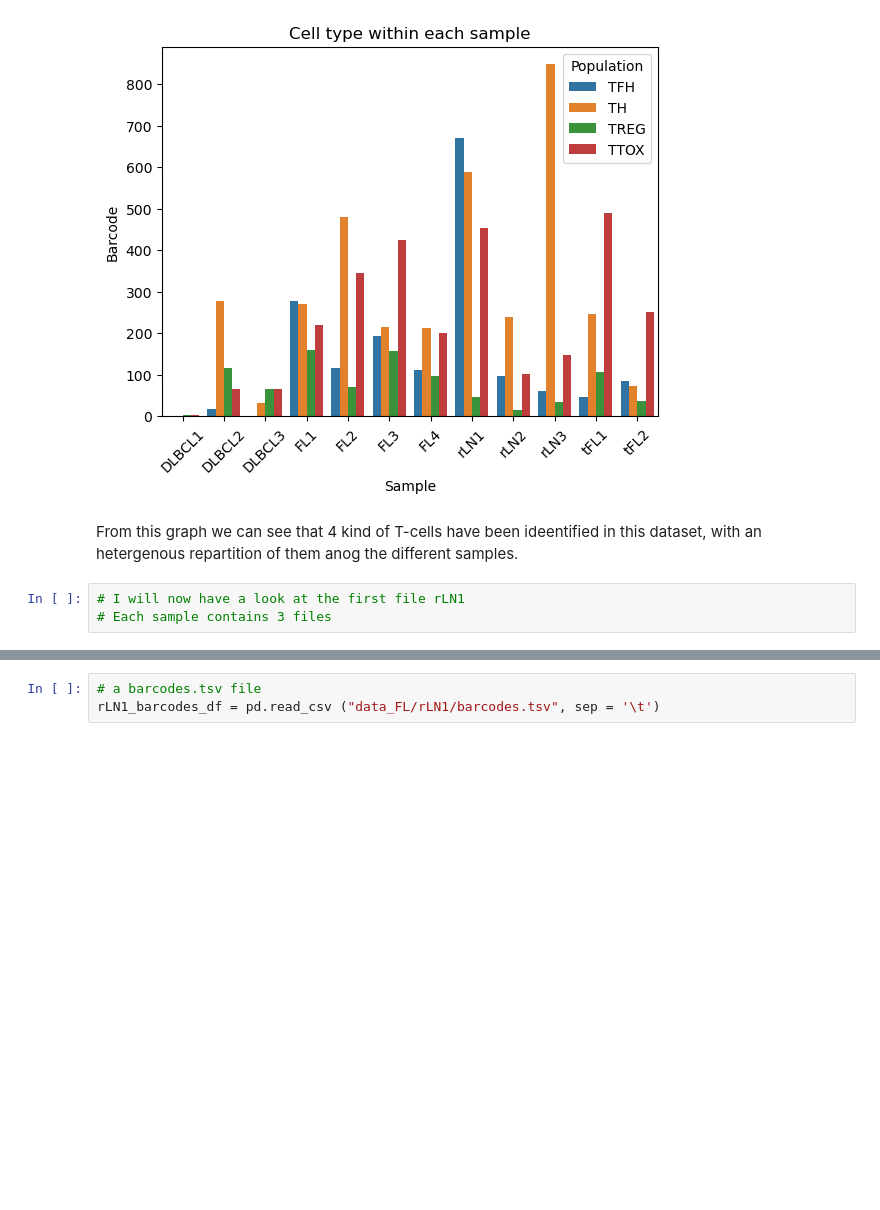
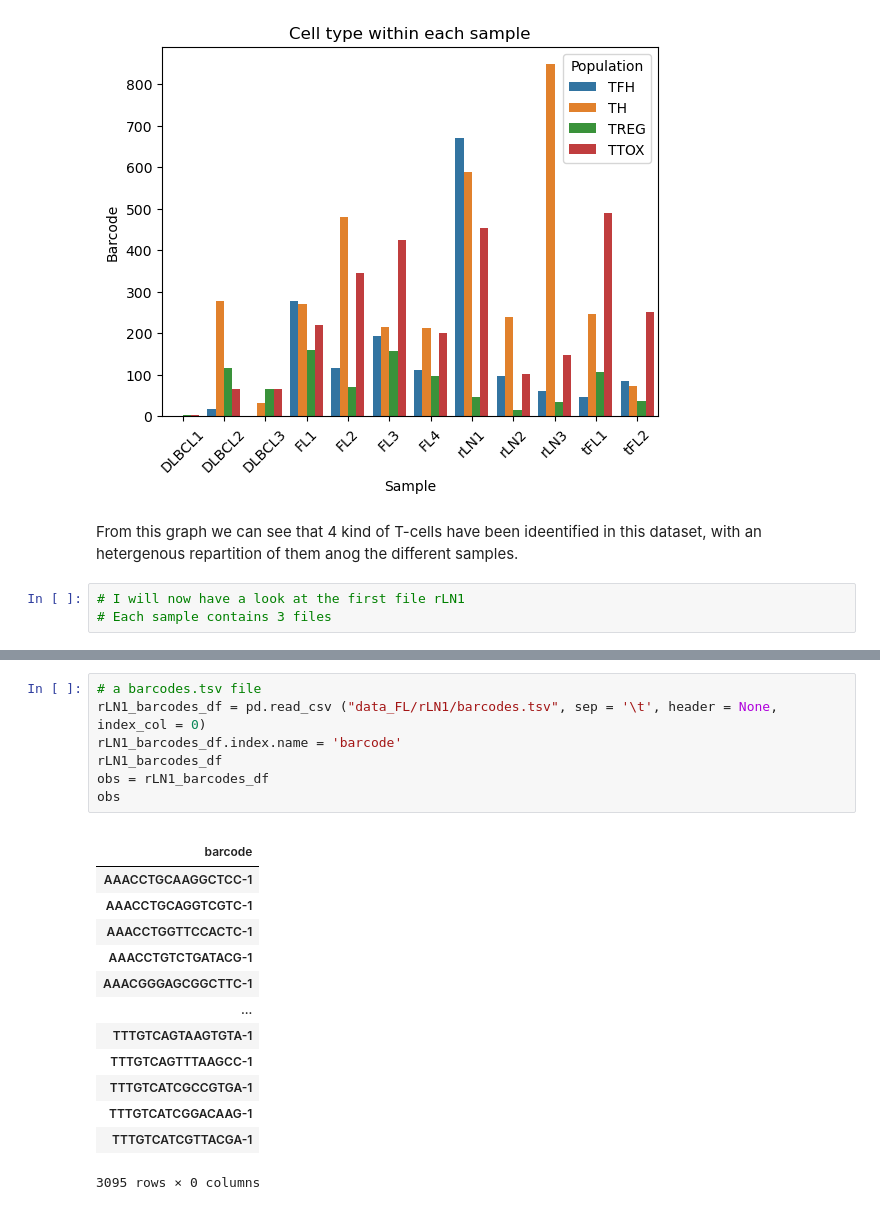
Before and after one commit to dinozor-petitpied/Capstone, a Jupyter notebook: Notebooks/AnneSophie_Howard_sprint1.ipynb, the cells around one changed output, grey strips where cells are left out. Saved outputs shown, nothing was run; the diff lists cells and outputs as text; blank space fills up the shorter version.

```diff
--- a/Notebooks/AnneSophie_Howard_sprint1.ipynb
+++ b/Notebooks/AnneSophie_Howard_sprint1.ipynb
@@ -237,3 +169,22 @@ rLN1_genes_df.head()
 # %%
 # a barcodes.tsv file
-rLN1_barcodes_df = pd.read_csv ("data_FL/rLN1/barcodes.tsv", sep = '\t')
+rLN1_barcodes_df = pd.read_csv ("data_FL/rLN1/barcodes.tsv", sep = '\t', header = None, index_col = 0)
+rLN1_barcodes_df.index.name = 'barcode'
+rLN1_barcodes_df
+obs = rLN1_barcodes_df
+obs
+# %% [output]
+|  |
+| barcode |
+| AAACCTGCAAGGCTCC-1 |
+| AAACCTGCAGGTCGTC-1 |
+| AAACCTGGTTCCACTC-1 |
+| AAACCTGTCTGATACG-1 |
+| AAACGGGAGCGGCTTC-1 |
+| ... |
+| TTTGTCAGTAAGTGTA-1 |
+| TTTGTCAGTTTAAGCC-1 |
+| TTTGTCATCGCCGTGA-1 |
+| TTTGTCATCGGACAAG-1 |
+| TTTGTCATCGTTACGA-1 |
+3095 rows × 0 columns
```
Also changed, not shown: parts of 26 cells of this notebook, 2 other files.
